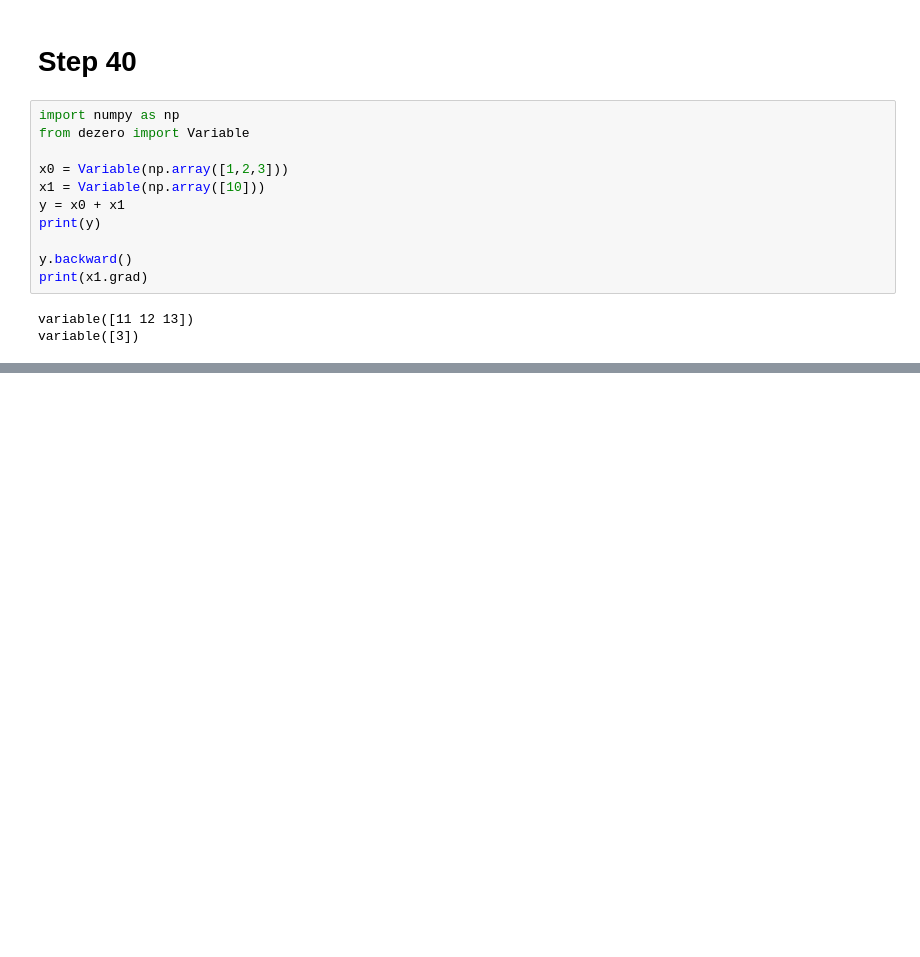
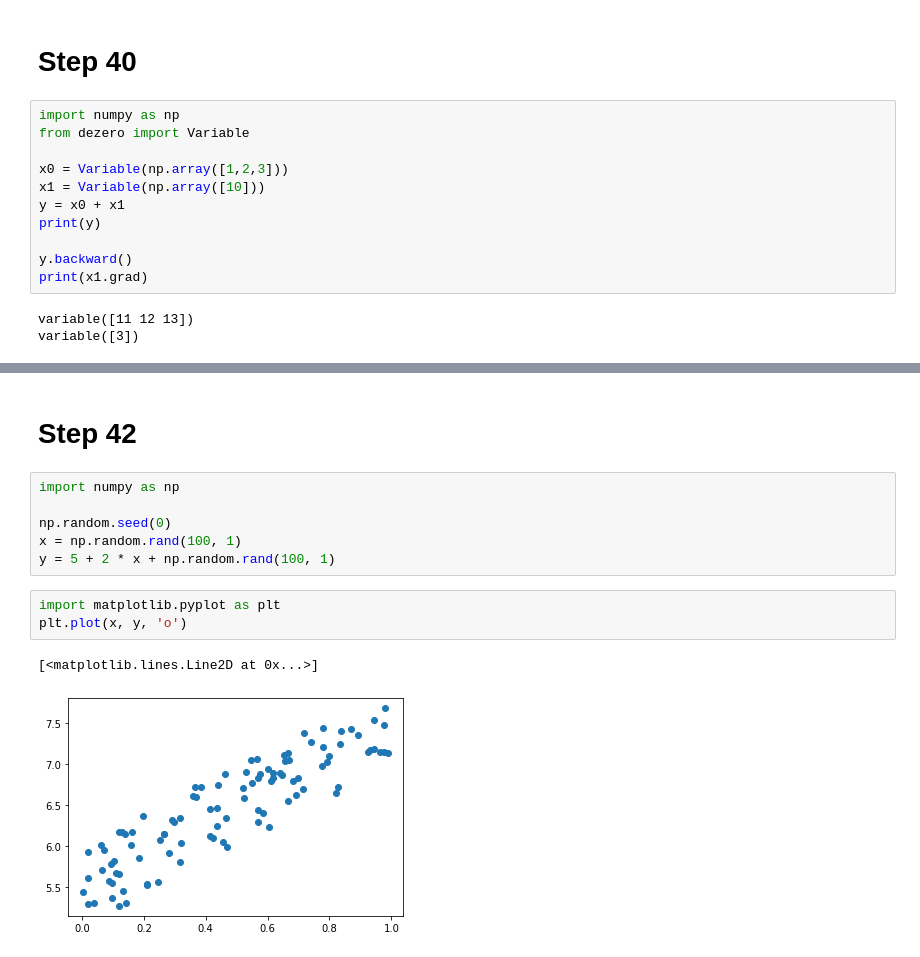
Before and after one commit to YoshimatsuSaito/DeZero, a Jupyter notebook: Stage 4.ipynb, the cells around one changed output, grey strips where cells are left out. Cells and saved outputs as stored; diff of their text form; blank space fills up the shorter version.

```diff
--- a/Stage 4.ipynb
+++ b/Stage 4.ipynb
@@ -47,0 +65,14 @@ variable([3])
+# %% [markdown]
+# Step 42
+# %%
+import numpy as np
+
+np.random.seed(0)
+x = np.random.rand(100, 1)
+y = 5 + 2 * x + np.random.rand(100, 1)
+# %%
+import matplotlib.pyplot as plt
+plt.plot(x, y, 'o')
+# %% [output]
+[<matplotlib.lines.Line2D at 0x...>]
+[figure, added]
```
Also changed, not shown: parts of 8 cells of this notebook, 3 other files.
